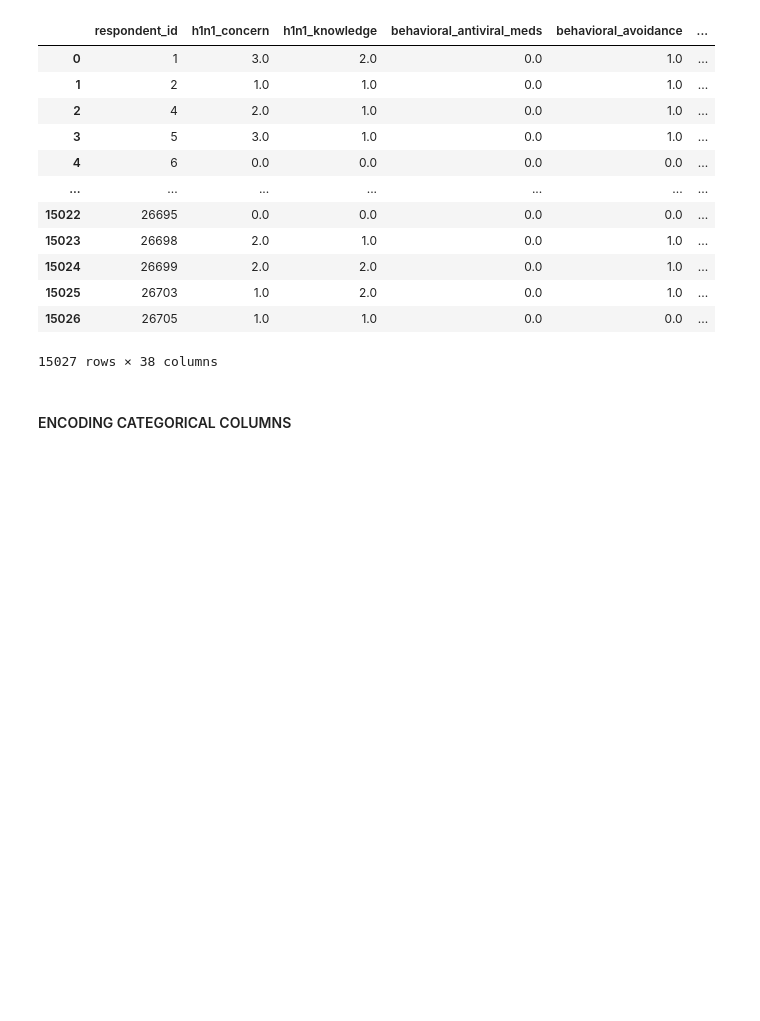
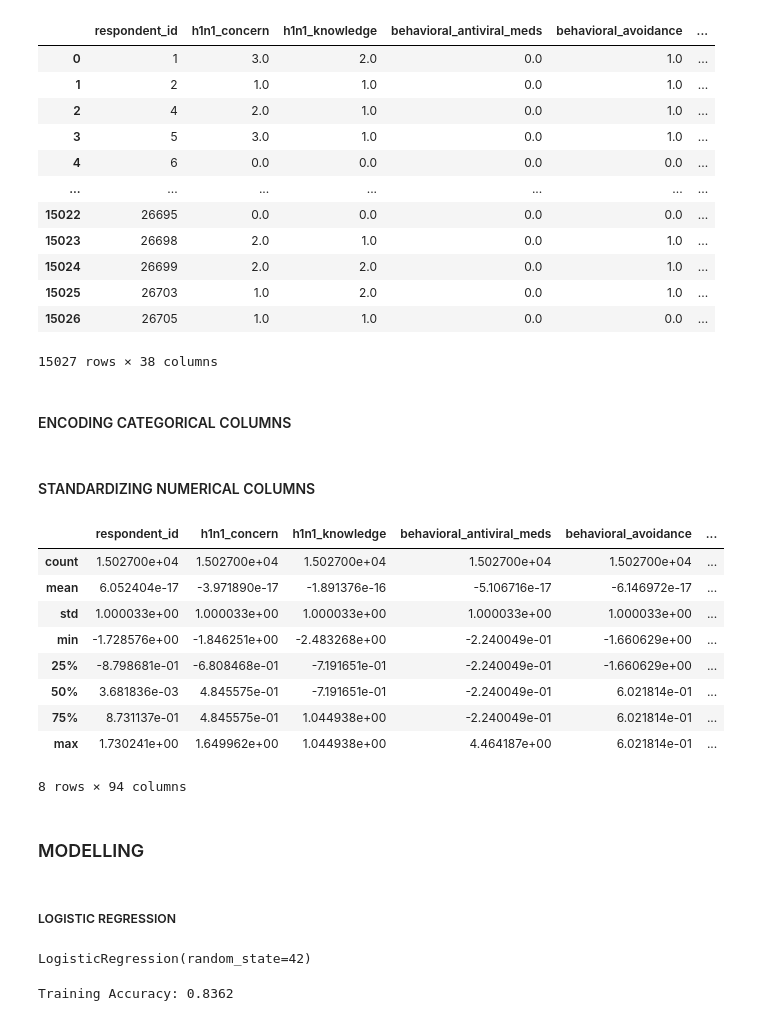
Before and after one commit to NamaembaSilali/vaccine-project, a Jupyter notebook: index.ipynb, the cells around one changed output. Drawn from its saved outputs; the diff is of its cells as text; code cells hidden in the pictures; blank space fills up the shorter version.

Commit message:
model evaluation

```diff
--- a/index.ipynb
+++ b/index.ipynb
@@ -520,3 +522,14 @@ encoded_data = onehot_encoder.fit_transform(df3_test[categorical_cols])
 # Convert to DataFrame and concatenate with the original DataFrame
 encoded_df = pd.DataFrame(encoded_data, columns=onehot_encoder.get_feature_names_out(categorical_cols))
 df4_test = pd.concat([df3_test, encoded_df], axis=1).drop(columns=categorical_cols)
+# %% [markdown]
+#### STANDARDIZING NUMERICAL COLUMNS
+# %%
+#importing the necessary libraries
+from sklearn.preprocessing import StandardScaler
+
+#instantiating the standard scaler
+scaler = StandardScaler()
+
+#scaling the training data
+df4_train[train_numeric] = scaler.fit_transform(df4_train[train_numeric])
@@ -522,0 +539,18 @@ df4_test = pd.concat([df3_test, encoded_df], axis=1).drop(columns=categorical_co
+# %%
+#investigating the mean and standard deviation
+df4_train.describe()
+# %% [output]
+|  | respondent_id | h1n1_concern | h1n1_knowledge | behavioral_antiviral_meds | behavioral_avoidance | ... |
+| count | 1.502700e+04 | 1.502700e+04 | 1.502700e+04 | 1.502700e+04 | 1.502700e+04 | ... |
+| mean | 6.052404e-17 | -3.971890e-17 | -1.891376e-16 | -5.106716e-17 | -6.146972e-17 | ... |
+| std | 1.000033e+00 | 1.000033e+00 | 1.000033e+00 | 1.000033e+00 | 1.000033e+00 | ... |
+| min | -1.728576e+00 | -1.846251e+00 | -2.483268e+00 | -2.240049e-01 | -1.660629e+00 | ... |
+| 25% | -8.798681e-01 | -6.808468e-01 | -7.191651e-01 | -2.240049e-01 | -1.660629e+00 | ... |
+| 50% | 3.681836e-03 | 4.845575e-01 | -7.191651e-01 | -2.240049e-01 | 6.021814e-01 | ... |
+| 75% | 8.731137e-01 | 4.845575e-01 | 1.044938e+00 | -2.240049e-01 | 6.021814e-01 | ... |
+| max | 1.730241e+00 | 1.649962e+00 | 1.044938e+00 | 4.464187e+00 | 6.021814e-01 | ... |
+8 rows × 94 columns
+# %% [markdown]
+### MODELLING
+# %% [markdown]
+##### LOGISTIC REGRESSION
@@ -522,0 +561,34 @@ df4_test = pd.concat([df3_test, encoded_df], axis=1).drop(columns=categorical_co
+# %%
+#features
+X_train = df4_train.drop(columns=['h1n1_vaccine', 'seasonal_vaccine'])
+
+# target for h1n1 vaccine
+y_train_h1n1 = df4_train['h1n1_vaccine'].astype('int')
+
+#target for seasonal vaccine
+y_train_seasonal = df4_train['seasonal_vaccine'].astype('int')
+
+#logistic Regression Model for h1n1 vaccine
+model_h1n1 = LogisticRegression(random_state=42)
+model_h1n1.fit(X_train, y_train_h1n1)
+
+#logistic Regression Model for seasonal vaccine
+model_seasonal = LogisticRegression(random_state=42)
+model_seasonal.fit(X_train, y_train_seasonal)
+# %% [output]
+LogisticRegression(random_state=42)
+# %%
+X_test = df4_test
+# 2. Make predictions on both training and testing data
+pred_train_h1n1 = model_h1n1.predict(X_train)
+pred_test_h1n1 = model_h1n1.predict(X_test)
+
+# 3. Evaluate the model's performance on the training data
+train_accuracy = accuracy_score(y_train_h1n1, pred_train_h1n1)
+print(f"Training Accuracy: {train_accuracy:.4f}")
+
+# 4. Evaluate the model's performance on the test data
+#test_accuracy = accuracy_score(y_test_h1n1, pred_test_h1n1)
+#print(f"Test Accuracy: {test_accuracy:.4f}")
+# %% [output]
+Training Accuracy: 0.8362
```
Also changed, not shown: parts of 7 cells of this notebook.
